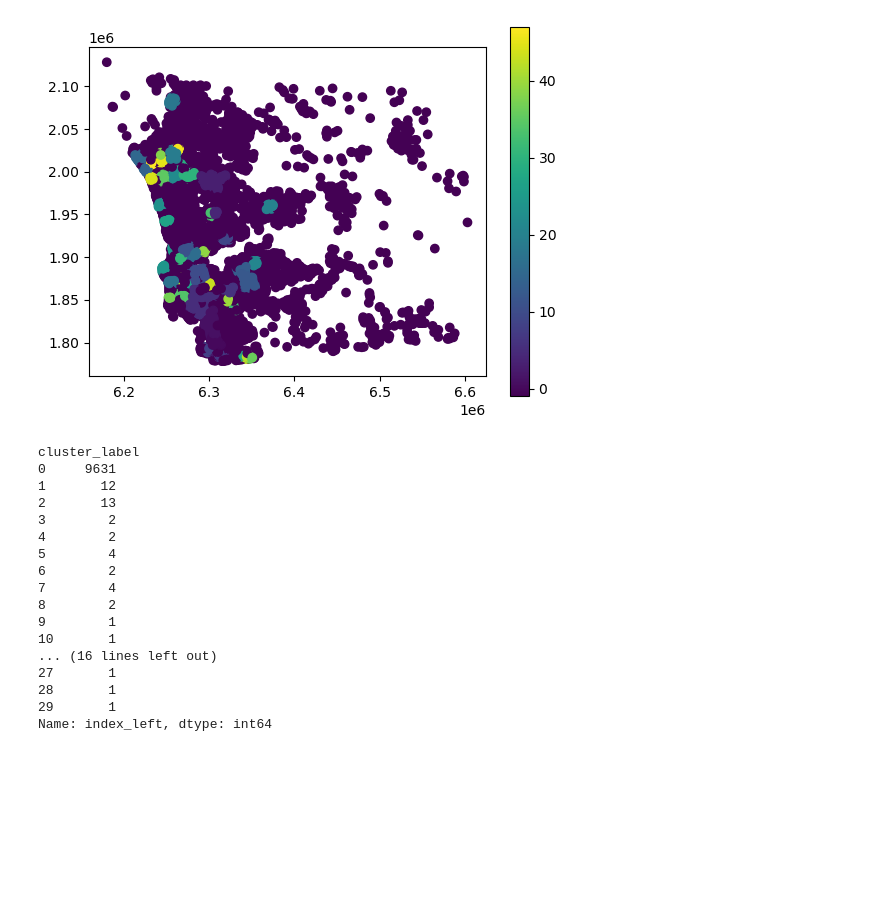
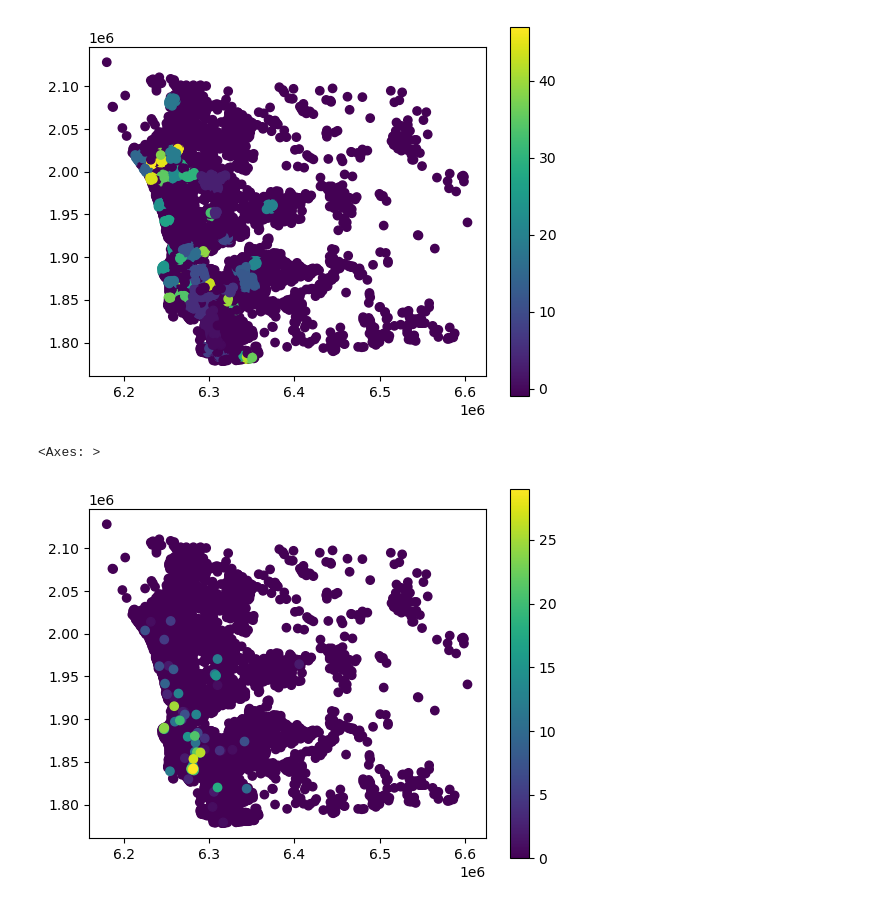
Before and after one commit to michaelmss/DSC180A-Activity-Centers, a Jupyter notebook: Notebooks/Hexbins.ipynb, the cells around one changed output. Saved outputs shown, nothing was run; the diff lists cells and outputs as text; code cells hidden in the pictures; blank space fills up the shorter version.

```diff
--- a/Notebooks/Hexbins.ipynb
+++ b/Notebooks/Hexbins.ipynb
@@ -56,23 +64,14 @@ df.plot(column='cluster_label', legend=True)
 # %% [output]
 <Axes: >
 [figure]
-# %%
-your_geodataframe.groupby('cluster_label').count()['index_left']
-# %% [output]
-cluster_label
-0     9631
-1       12
-2       13
-3        2
-4        2
-5        4
-6        2
-7        4
-8        2
-9        1
-10       1
-... (16 lines left out)
-27       1
-28       1
-29       1
-Name: index_left, dtype: int64
+# %%
+# other idea - db scan but for just the counts to find local maxima?
+scaler = StandardScaler()
+df['scaled_weight'] = scaler.fit_transform(df[['APN']])
+features = df[['APN']]
+dbscan = DBSCAN(eps=1, min_samples=1)
+df['cluster_label'] = dbscan.fit_predict(features)
+df.plot(column='cluster_label', legend=True)
+# %% [output]
+<Axes: >
+[figure, added]
```
Also changed, not shown: parts of 2 cells of this notebook.
